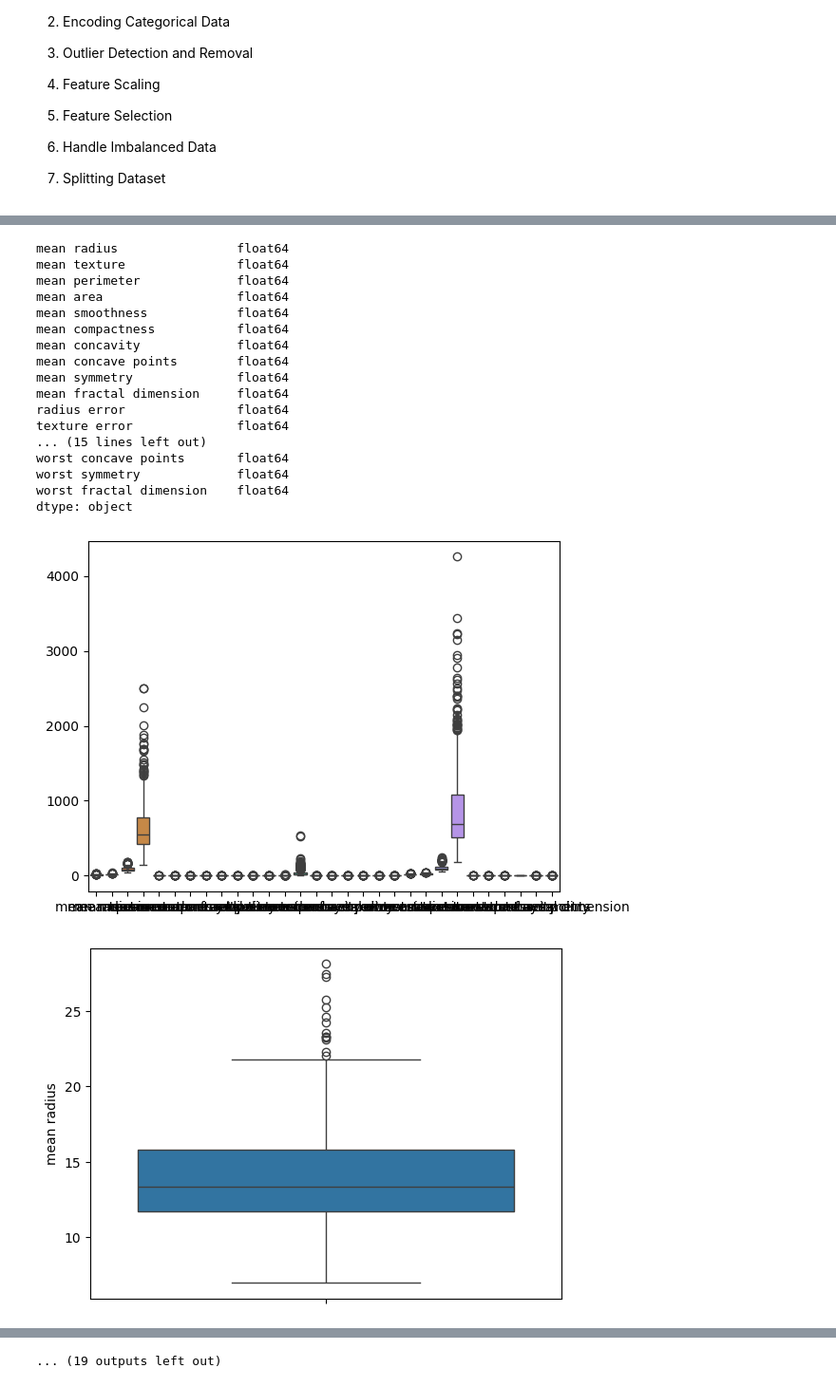
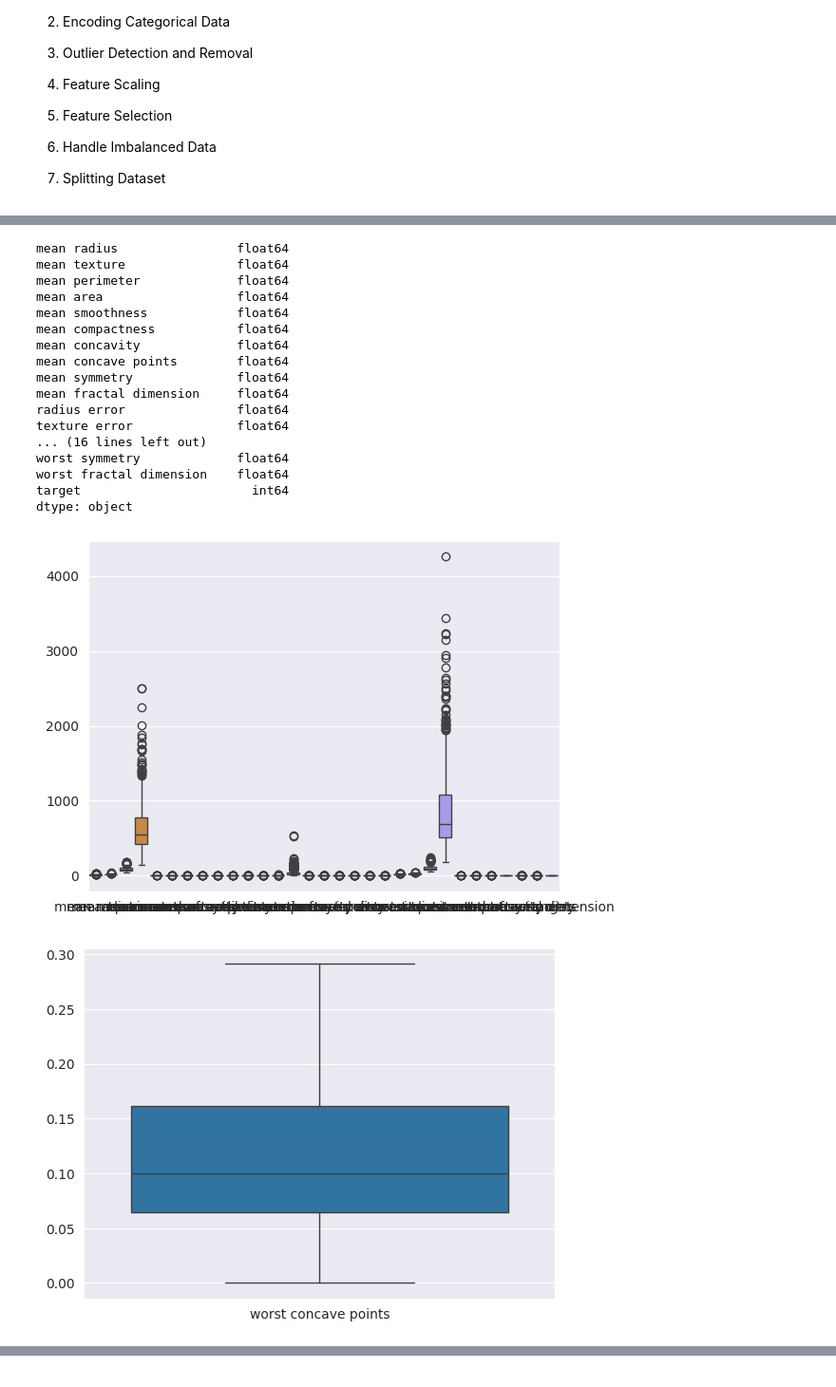
Before and after one commit to aman40399/AIML, a Jupyter notebook: logistic_regression/Breast_cancer.ipynb, the cells around one changed output, grey strips where cells are left out. Shown: that part at 95% size. Cells and saved outputs as stored; diff of their text form; code cells hidden in the pictures.

```diff
--- a/logistic_regression/Breast_cancer.ipynb
+++ b/logistic_regression/Breast_cancer.ipynb
@@ -33,11 +33,10 @@ import matplotlib.pyplot as plt
 import seaborn as sns
 import sklearn as sk
 
-
+%matplotlib inline
+sns.set_style('darkgrid')
 
 # step-0. Loading breast cancer data set using sklearn in df
 
 from sklearn.datasets import load_breast_cancer
 cancer = load_breast_cancer()
-df = pd.DataFrame(cancer['data'], columns=cancer['feature_names'])
-df.head()
@@ -51,0 +45,12 @@ df.head()
+# %%
+# step-1. Exploring the data
+# so our data is in form of 2d array, we need to convert it into dataframe
+
+# main keys we want is data target-> (M = malignant, B = benign) and feature names
+# we will use this feature names as columns for our dataframe
+
+df = pd.DataFrame(cancer['data'], columns=cancer['feature_names'])
+
+# now we will add target column to our dataframe
+df['target']=cancer['target']
+df.head()
@@ -78,7 +128,9 @@ dtype: int64
 #step-2
 
 # now lets check for categorical values
-df.dtypes
+# by using pandas lib
+
+print(df.dtypes)
 # so there is no categorical values in the data set
 # %% [output]
 mean radius                float64
@@ -93,19 +145,23 @@ mean symmetry              float64
 mean fractal dimension     float64
 radius error               float64
 texture error              float64
-... (15 lines left out)
-worst concave points       float64
+... (16 lines left out)
 worst symmetry             float64
 worst fractal dimension    float64
+target                       int64
 dtype: object
 # %%
 # now detect outliers
 sns.boxplot(df)
 plt.show()
-#boxplot for each feature using a loop
-for i in df.columns:
-    sns.boxplot(df[i])
-    plt.show()
+#boxplot for each feature using a loop but problem is that it will make a huge list of boxplots
+# for i in df.columns:
+#     sns.boxplot(df[i])
+#     plt.show()
+
+#so by the plot above we can see that there are outliers in the data set except for the 3rd last feature which is 'worst concave points'
+sns.boxplot(df[['worst concave points']])
+plt.show()
 # %% [output]
-[figure, old version]
+[figure, new version]
-[figure, old version]
+[figure, new version]
@@ -122,4 +168,3 @@ for i in df.columns:
-... (19 outputs left out)
 # %%
 # plotting distplot for each feature
 for i in df.columns:
```
Also changed, not shown: parts of 14 cells of this notebook.
